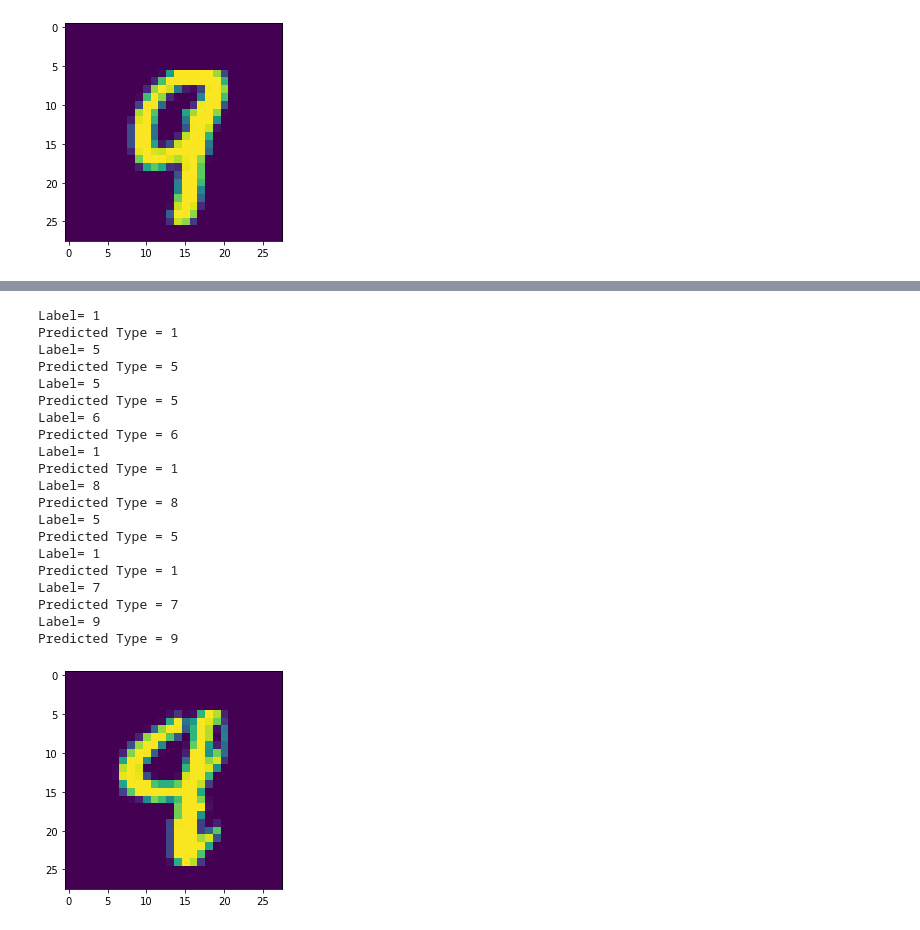
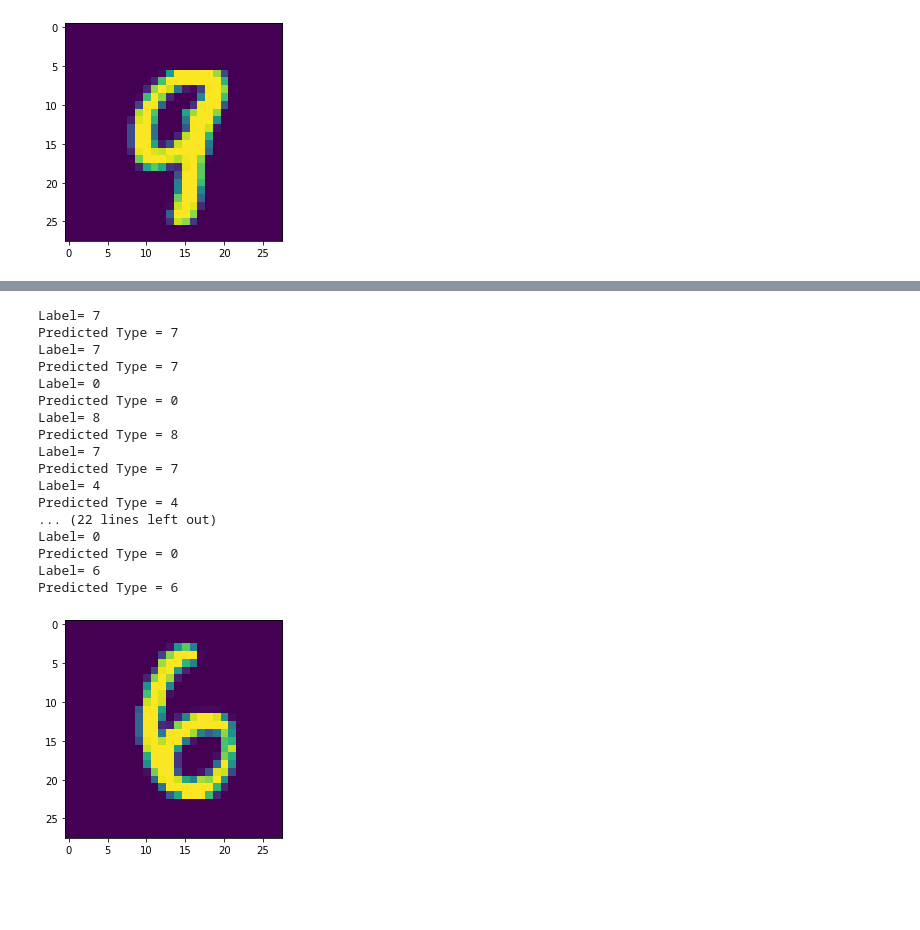
Before and after one commit to vvnesh/TensorFlow-Samples, a Jupyter notebook: 5_TF_MNIST_HAND_WRITING.ipynb, the cells around one changed output, grey strips where cells are left out. Cells and saved outputs as stored; diff of their text form; code cells hidden in the pictures; blank space fills up the shorter version.

```diff
--- a/5_TF_MNIST_HAND_WRITING.ipynb
+++ b/5_TF_MNIST_HAND_WRITING.ipynb
@@ -58,29 +57,26 @@ def IndexOfMax(a):
     result = np.where(arr == np.amax(arr))
     print("Predicted Type =", result[0][0])
 # %%
-for i in range(350,360):
+for i in range(550,569):
     plt.imshow(x_test[i])
     print("Label=", y_test[i])
     IndexOfMax(classifications[i])
 # %% [output]
-Label= 1
-Predicted Type = 1
-Label= 5
-Predicted Type = 5
-Label= 5
-Predicted Type = 5
+Label= 7
+Predicted Type = 7
+Label= 7
+Predicted Type = 7
+Label= 0
+Predicted Type = 0
+Label= 8
+Predicted Type = 8
+Label= 7
+Predicted Type = 7
+Label= 4
+Predicted Type = 4
+... (22 lines left out)
+Label= 0
+Predicted Type = 0
 Label= 6
 Predicted Type = 6
-Label= 1
-Predicted Type = 1
-Label= 8
-Predicted Type = 8
-Label= 5
-Predicted Type = 5
-Label= 1
-Predicted Type = 1
-Label= 7
-Predicted Type = 7
-Label= 9
-Predicted Type = 9
-[figure, old version]
+[figure, new version]
```
Also changed, not shown: parts of 3 cells of this notebook.
